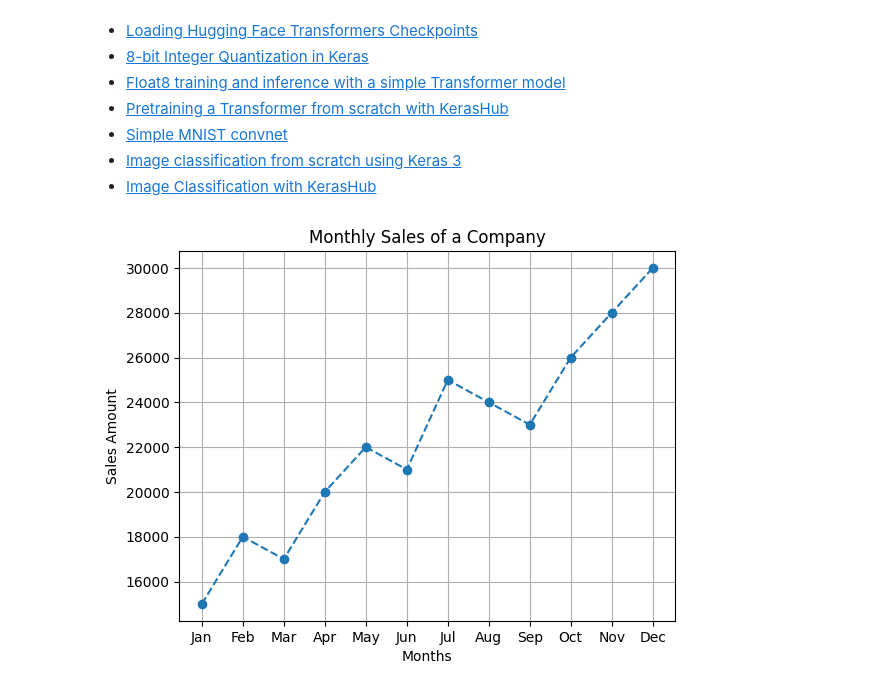
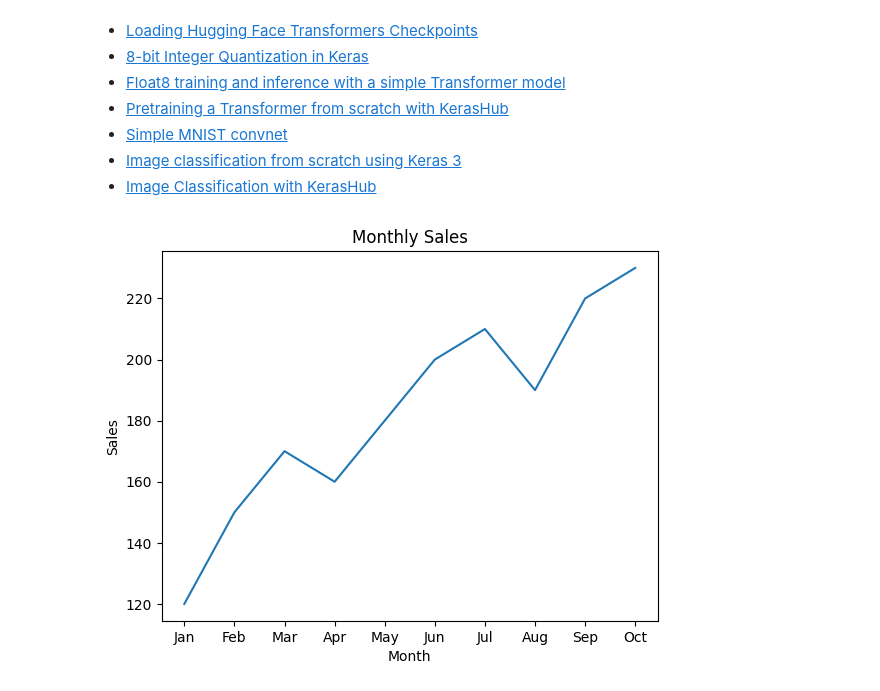
Before and after one commit to saumyajain545/pythonlab, a Jupyter notebook: Welcome_To_Colab.ipynb, the cells around one changed output. Saved outputs shown, nothing was run; the diff lists cells and outputs as text; code cells hidden in the pictures.

```diff
--- a/Welcome_To_Colab.ipynb
+++ b/Welcome_To_Colab.ipynb
@@ -215,30 +215,22 @@ These are a few of the notebooks related to Machine Learning, including Google's
 - [Image classification from scratch using Keras 3](https://keras.io/examples/vision/image_classification_from_scratch/)
 - [Image Classification with KerasHub](https://keras.io/keras_hub/guides/classification_with_keras_hub/)
 # %%
-# Q1. Line Chart for monthly sales of a company for 12 months
-
+# Import matplotlib library
 import matplotlib.pyplot as plt
 
-# List of months
-months = ['Jan', 'Feb', 'Mar', 'Apr', 'May', 'Jun',
-          'Jul', 'Aug', 'Sep', 'Oct', 'Nov', 'Dec']
+# Data
+months = ['Jan','Feb','Mar','Apr','May','Jun','Jul','Aug','Sep','Oct']
+sales = [120,150,170,160,180,200,210,190,220,230]
 
-# Monthly sales data
-sales = [15000, 18000, 17000, 20000, 22000, 21000,
-         25000, 24000, 23000, 26000, 28000, 30000]
+# Plot line chart
+plt.plot(months, sales)
 
-# Create line chart
-plt.plot(months, sales, marker='o', linestyle='--')
+# Labels and title
+plt.title("Monthly Sales")
+plt.xlabel("Month")
+plt.ylabel("Sales")
 
-# Add title and labels
-plt.title("Monthly Sales of a Company")
-plt.xlabel("Months")
-plt.ylabel("Sales Amount")
-
-# Show grid
-plt.grid(True)
-
-# Display chart
+# Show graph
 plt.show()
 # %% [output]
-[figure, old version]
+[figure, new version]
```
Also changed, not shown: parts of 22 cells of this notebook.
